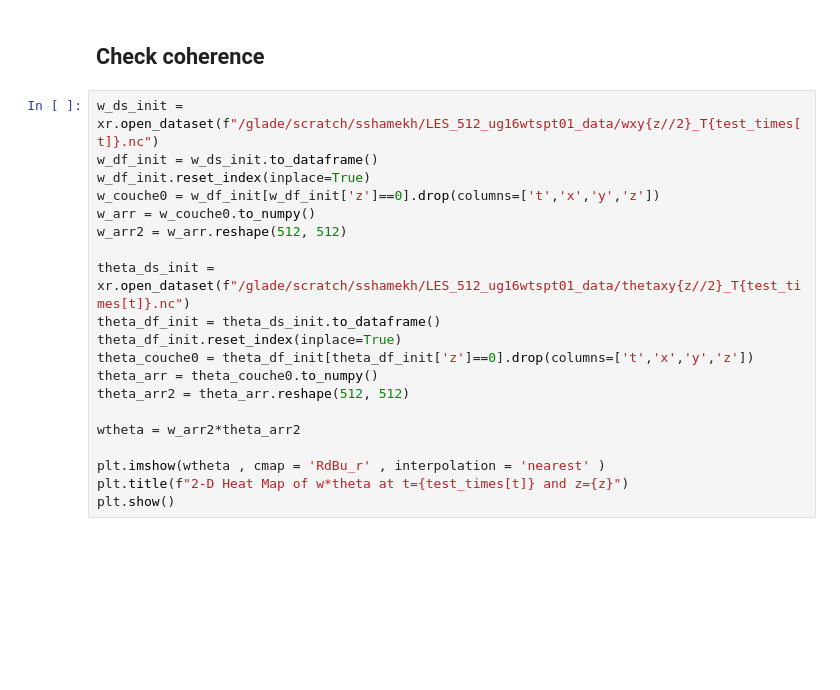
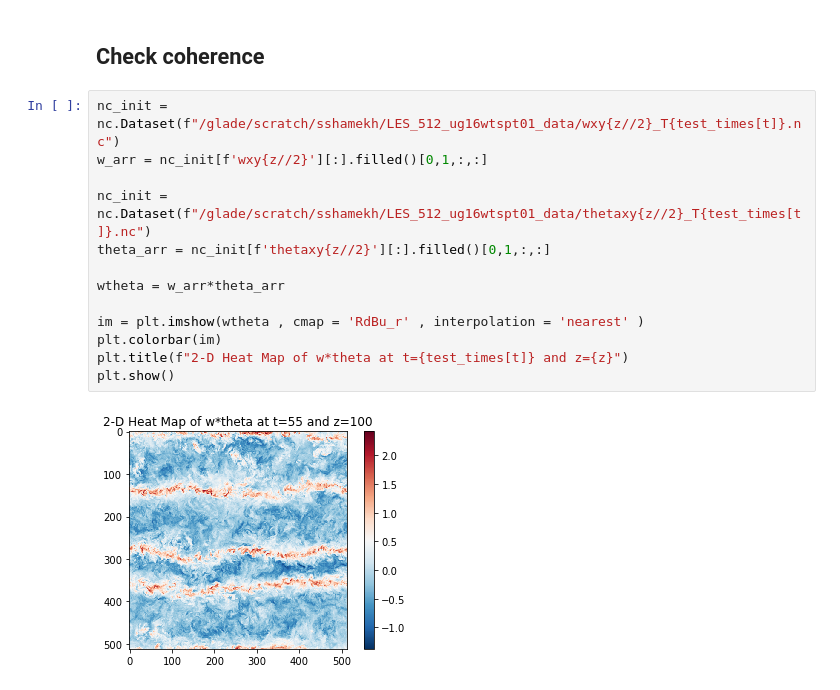
Before and after one commit to AdrienBq/Turbulence, a Jupyter notebook: explo/simple_dnn.ipynb, the cells around one changed output. Saved outputs shown, nothing was run; the diff lists cells and outputs as text; blank space fills up the shorter version.

```diff
--- a/explo/simple_dnn.ipynb
+++ b/explo/simple_dnn.ipynb
@@ -230,22 +235,17 @@ utils.plot_output(pred_ds,true_ds,L,100,color='RdBu')
 # %% [markdown]
 ## Check coherence
 # %%
-w_ds_init = xr.open_dataset(f"/glade/scratch/sshamekh/LES_512_ug16wtspt01_data/wxy{z//2}_T{test_times[t]}.nc")
-w_df_init = w_ds_init.to_dataframe()
-w_df_init.reset_index(inplace=True)
-w_couche0 = w_df_init[w_df_init['z']==0].drop(columns=['t','x','y','z'])
-w_arr = w_couche0.to_numpy()
-w_arr2 = w_arr.reshape(512, 512)
+nc_init = nc.Dataset(f"/glade/scratch/sshamekh/LES_512_ug16wtspt01_data/wxy{z//2}_T{test_times[t]}.nc")
+w_arr = nc_init[f'wxy{z//2}'][:].filled()[0,1,:,:]
 
-theta_ds_init = xr.open_dataset(f"/glade/scratch/sshamekh/LES_512_ug16wtspt01_data/thetaxy{z//2}_T{test_times[t]}.nc")
-theta_df_init = theta_ds_init.to_dataframe()
-theta_df_init.reset_index(inplace=True)
-theta_couche0 = theta_df_init[theta_df_init['z']==0].drop(columns=['t','x','y','z'])
-theta_arr = theta_couche0.to_numpy()
-theta_arr2 = theta_arr.reshape(512, 512)
+nc_init = nc.Dataset(f"/glade/scratch/sshamekh/LES_512_ug16wtspt01_data/thetaxy{z//2}_T{test_times[t]}.nc")
+theta_arr = nc_init[f'thetaxy{z//2}'][:].filled()[0,1,:,:]
 
-wtheta = w_arr2*theta_arr2
+wtheta = w_arr*theta_arr
 
-plt.imshow(wtheta , cmap = 'RdBu_r' , interpolation = 'nearest' )
+im = plt.imshow(wtheta , cmap = 'RdBu_r' , interpolation = 'nearest' )
+plt.colorbar(im)
 plt.title(f"2-D Heat Map of w*theta at t={test_times[t]} and z={z}")
 plt.show()
+# %% [output]
+[figure, added]
```
Also changed, not shown: parts of 13 cells of this notebook, 2 other files.
